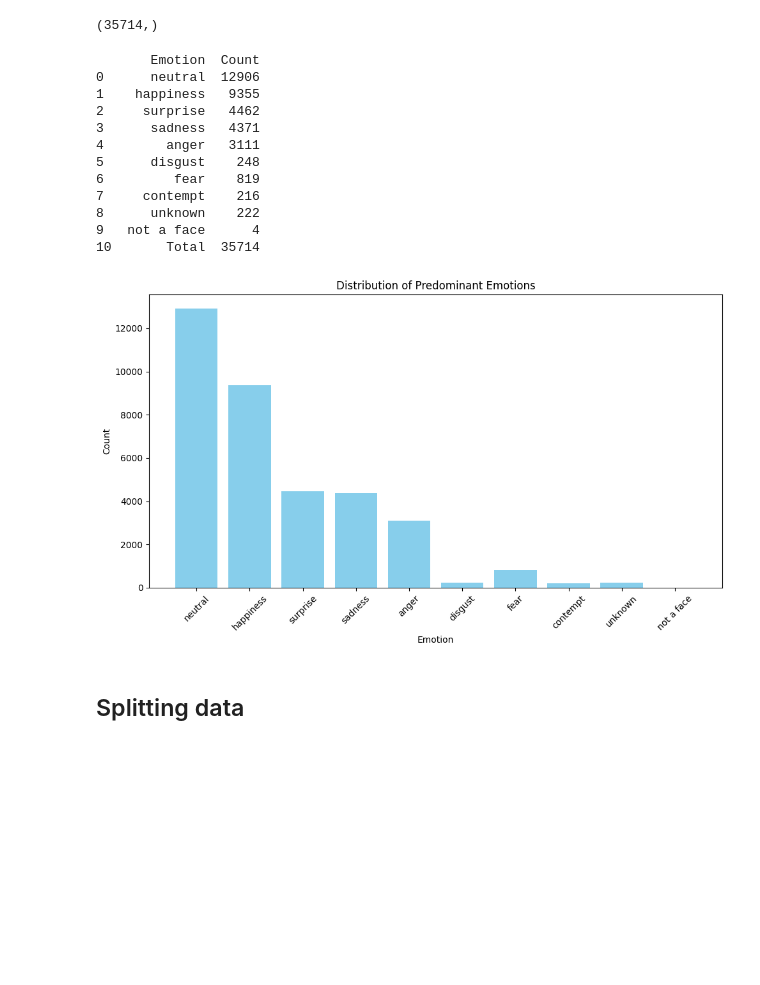
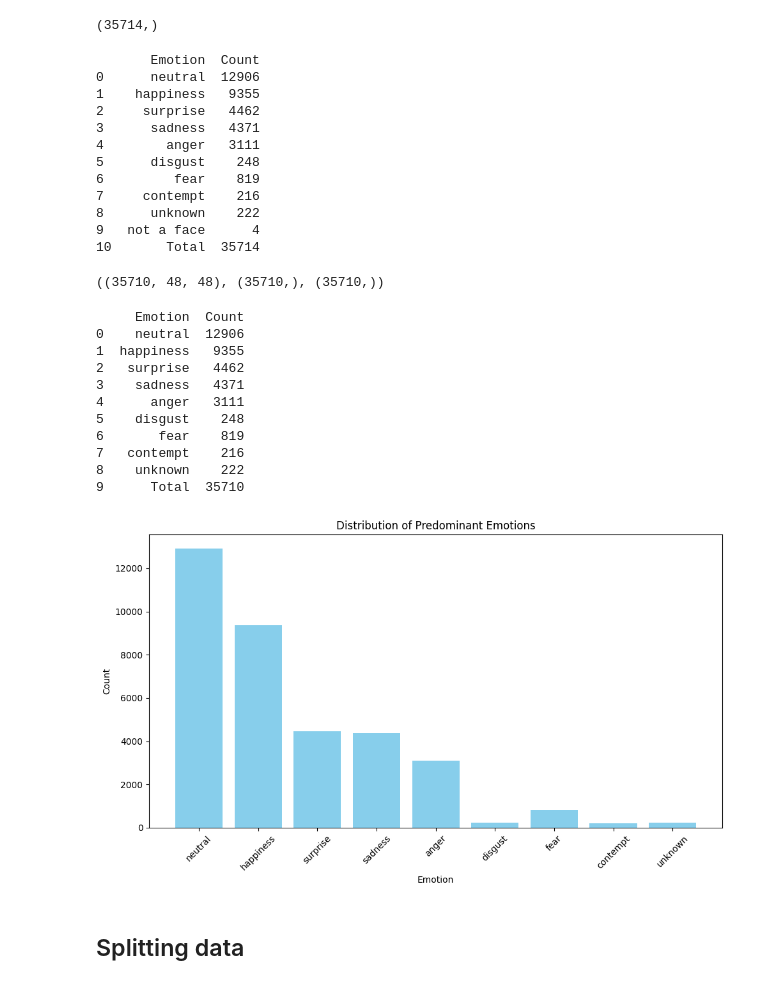
Before and after one commit to QianXunX/TFG, a Jupyter notebook: main.ipynb, the cells around one changed output. Cells and saved outputs as stored; diff of their text form; code cells hidden in the pictures; blank space fills up the shorter version.

```diff
--- a/main.ipynb
+++ b/main.ipynb
@@ -200,15 +203,6 @@ emotion_counts = pd.concat([emotion_counts, total_row], ignore_index=True)
 
 # Display the DataFrame
 print(emotion_counts)
-
-plt.figure(figsize=(10, 6))
-plt.bar(emotion_counts['Emotion'][:-1], emotion_counts['Count'][:-1], color='skyblue')
-plt.xlabel('Emotion')
-plt.ylabel('Count')
-plt.title('Distribution of Predominant Emotions')
-plt.xticks(rotation=45)
-plt.tight_layout()
-plt.show()
 # %% [output]
        Emotion  Count
 0      neutral  12906
@@ -222,7 +216,69 @@ plt.show()
 8      unknown    222
 9   not a face      4
 10       Total  35714
-[figure, removed]
+# %%
+# Identify indices where the label is NOT 'not a face'
+not_a_face_index = 9
+valid_indices_without_NF = label_predominant_emotion_indices != not_a_face_index  # Create a boolean array where 'not a face' indices are False
+
+# Filter both images and labels
+filtered_images = images[valid_indices_without_NF]
+filtered_labels = label_predominant_emotion_indices[valid_indices_without_NF]
+filtered_image_paths = np.array(image_paths)[valid_indices_without_NF]
+
+filtered_images.shape, filtered_labels.shape, filtered_image_paths.shape
+# %% [output]
+((35710, 48, 48), (35710,), (35710,))
+# %%
+emotion_labels = {
+    0: "neutral",
+    1: "happiness",
+    2: "surprise",
+    3: "sadness",
+    4: "anger",
+    5: "disgust",
+    6: "fear",
+    7: "contempt",
+    8: "unknown",
+}
+
+unique_indices, counts = np.unique(filtered_labels, return_counts=True)
+
+# Create a DataFrame
+emotion_counts = pd.DataFrame({
+    'Emotion': [emotion_labels[index] for index in unique_indices],
+    'Count': counts
+})
+
+# Add a total row
+total = emotion_counts['Count'].sum()
+total_row = pd.DataFrame({'Emotion': ['Total'], 'Count': [total]})
+emotion_counts = pd.concat([emotion_counts, total_row], ignore_index=True)
+
+# Display the DataFrame
+print(emotion_counts)
+
+plt.figure(figsize=(10, 6))
+plt.bar(emotion_counts['Emotion'][:-1], emotion_counts['Count'][:-1], color='skyblue')
+plt.xlabel('Emotion')
+plt.ylabel('Count')
+plt.title('Distribution of Predominant Emotions')
+plt.xticks(rotation=45)
+plt.tight_layout()
+plt.show()
+# %% [output]
+     Emotion  Count
+0    neutral  12906
+1  happiness   9355
+2   surprise   4462
+3    sadness   4371
+4      anger   3111
+5    disgust    248
+6       fear    819
+7   contempt    216
+8    unknown    222
+9      Total  35710
+[figure, added]
 # %% [markdown]
 ## Splitting data
 # %%
```
Also changed, not shown: parts of 25 cells of this notebook.
